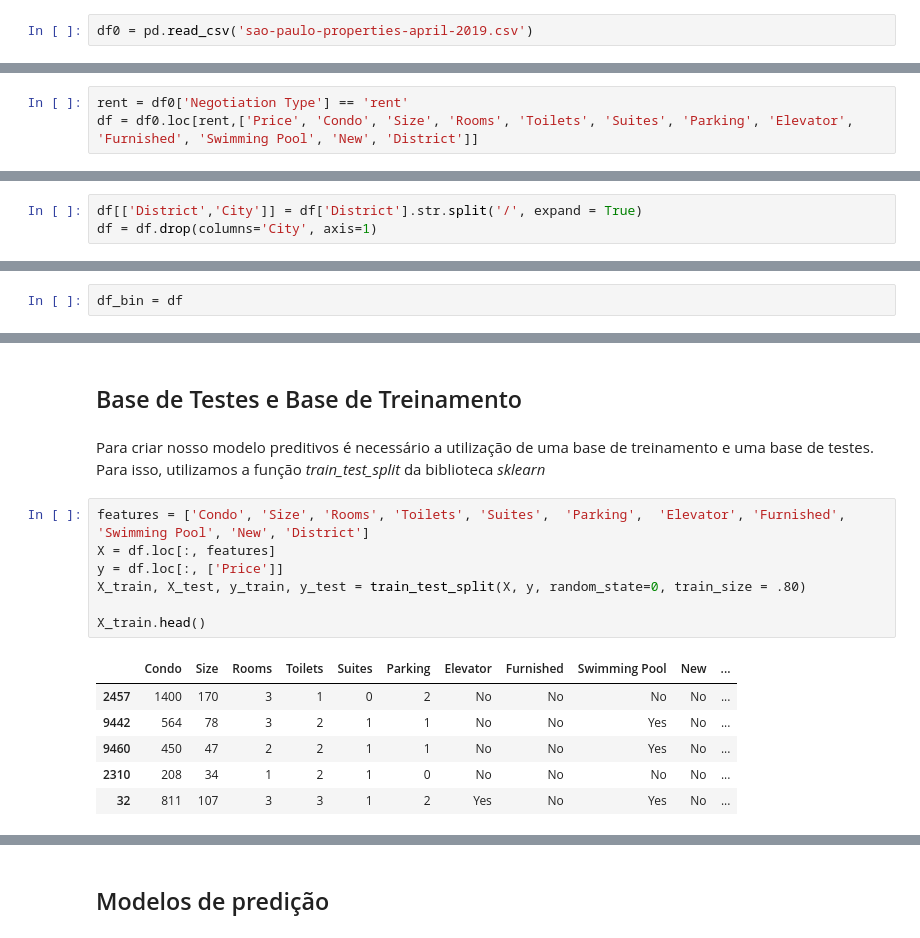
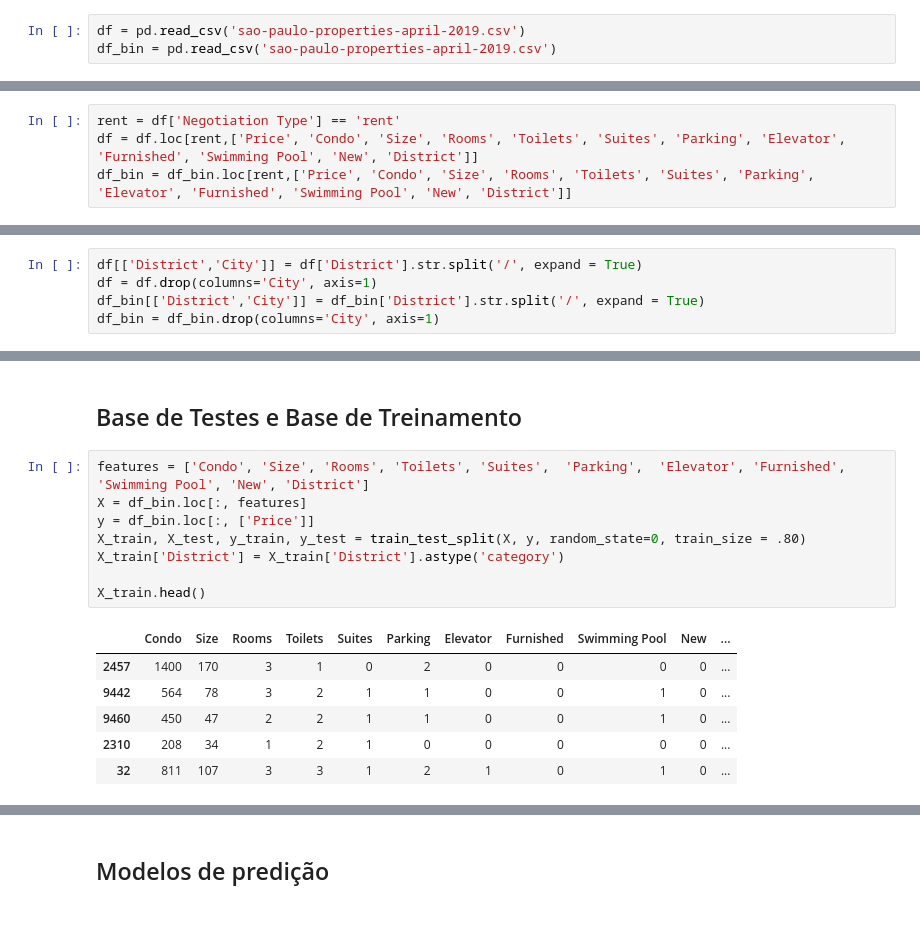
Before and after one commit to insper-classroom/22-1a-cd-p2-projeto2_isa_pivo_pcolpas, a Jupyter notebook: P2/data_analysis.ipynb, the cells around one changed output, grey strips where cells are left out. Saved outputs shown, nothing was run; the diff lists cells and outputs as text.

```diff
--- a/P2/data_analysis.ipynb
+++ b/P2/data_analysis.ipynb
@@ -18,7 +18,8 @@ Na atualidade, é notório que o mercado imobiliário é capaz de influenciar to
 # %% [markdown]
 `Importando base de dados`
 # %%
-df0 = pd.read_csv('sao-paulo-properties-april-2019.csv')
+df = pd.read_csv('sao-paulo-properties-april-2019.csv')
+df_bin = pd.read_csv('sao-paulo-properties-april-2019.csv')
 # %% [markdown]
 `Confere se há valor nulo (nan) no dataframe`
 # %%
@@ -103,14 +104,15 @@ Ademais, a série ['Property Type'] possui todos os valores iguais e, por isso,
 # %% [markdown]
 Retiramos as séries ['Longitude', 'Latitude'] e consideramos apenas dados refentes a aluguéis.
 # %%
-rent = df0['Negotiation Type'] == 'rent'
-df = df0.loc[rent,['Price', 'Condo', 'Size', 'Rooms', 'Toilets', 'Suites', 'Parking', 'Elevator', 'Furnished', 'Swimming Pool', 'New', 'District']]
+rent = df['Negotiation Type'] == 'rent'
+df = df.loc[rent,['Price', 'Condo', 'Size', 'Rooms', 'Toilets', 'Suites', 'Parking', 'Elevator', 'Furnished', 'Swimming Pool', 'New', 'District']]
+df_bin = df_bin.loc[rent,['Price', 'Condo', 'Size', 'Rooms', 'Toilets', 'Suites', 'Parking', 'Elevator', 'Furnished', 'Swimming Pool', 'New', 'District']]
 # %% [markdown]
 Limpamos a série ['District'], retirando a informação geral de que os bairros são da cidade de São Paulo.
 # %%
 df[['District','City']] = df['District'].str.split('/', expand = True)
 df = df.drop(columns='City', axis=1)
+df_bin[['District','City']] = df_bin['District'].str.split('/', expand = True)
+df_bin = df_bin.drop(columns='City', axis=1)
 # %% [markdown]
 Preservamos os valores binários em uma base de dados chamada df_bin e transformamos cada valor diferente de destrito em uma nova coluna com o valores 1 se o ap for do distrito e 0 se não.
-# %%
-df_bin = df
@@ -243,18 +215,17 @@ plt.show()
 # %% [markdown]
 ## Base de Testes e Base de Treinamento
-# %% [markdown]
-Para criar nosso modelo preditivos é necessário a utilização de uma base de treinamento e uma base de testes. Para isso, utilizamos a função *train_test_split* da biblioteca *sklearn*
 # %%
 features = ['Condo', 'Size', 'Rooms', 'Toilets', 'Suites',	'Parking',	'Elevator',	'Furnished', 'Swimming Pool', 'New', 'District']
-X = df.loc[:, features]
-y = df.loc[:, ['Price']]
+X = df_bin.loc[:, features]
+y = df_bin.loc[:, ['Price']]
 X_train, X_test, y_train, y_test = train_test_split(X, y, random_state=0, train_size = .80)
+X_train['District'] = X_train['District'].astype('category')
 
 X_train.head()
 # %% [output]
 |  | Condo | Size | Rooms | Toilets | Suites | Parking | Elevator | Furnished | Swimming Pool | New | ... |
-| 2457 | 1400 | 170 | 3 | 1 | 0 | 2 | No | No | No | No | ... |
-| 9442 | 564 | 78 | 3 | 2 | 1 | 1 | No | No | Yes | No | ... |
-| 9460 | 450 | 47 | 2 | 2 | 1 | 1 | No | No | Yes | No | ... |
-| 2310 | 208 | 34 | 1 | 2 | 1 | 0 | No | No | No | No | ... |
-| 32 | 811 | 107 | 3 | 3 | 1 | 2 | Yes | No | Yes | No | ... |
+| 2457 | 1400 | 170 | 3 | 1 | 0 | 2 | 0 | 0 | 0 | 0 | ... |
+| 9442 | 564 | 78 | 3 | 2 | 1 | 1 | 0 | 0 | 1 | 0 | ... |
+| 9460 | 450 | 47 | 2 | 2 | 1 | 1 | 0 | 0 | 1 | 0 | ... |
+| 2310 | 208 | 34 | 1 | 2 | 1 | 0 | 0 | 0 | 0 | 0 | ... |
+| 32 | 811 | 107 | 3 | 3 | 1 | 2 | 1 | 0 | 1 | 0 | ... |
```
Also changed, not shown: parts of 13 cells of this notebook.
